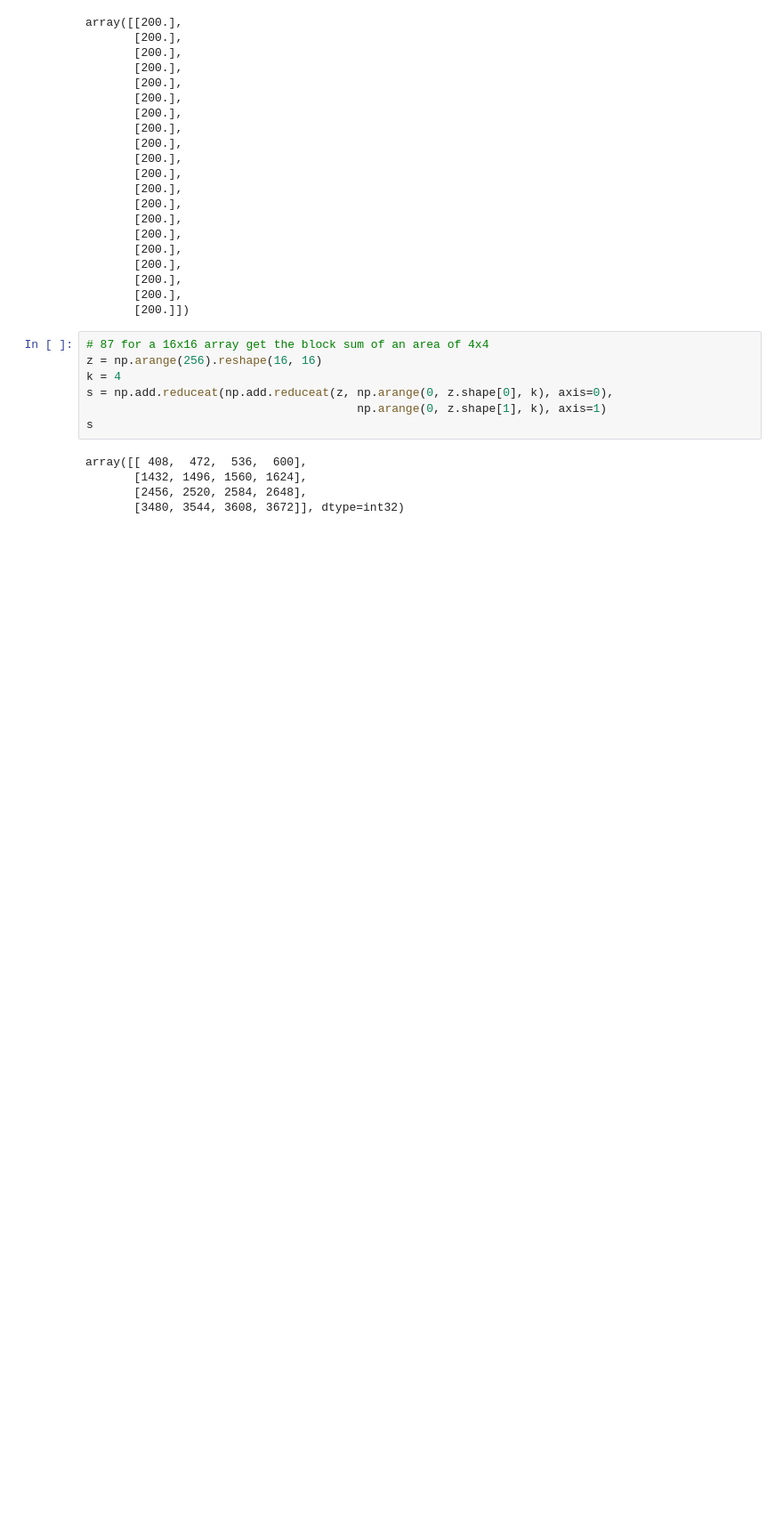
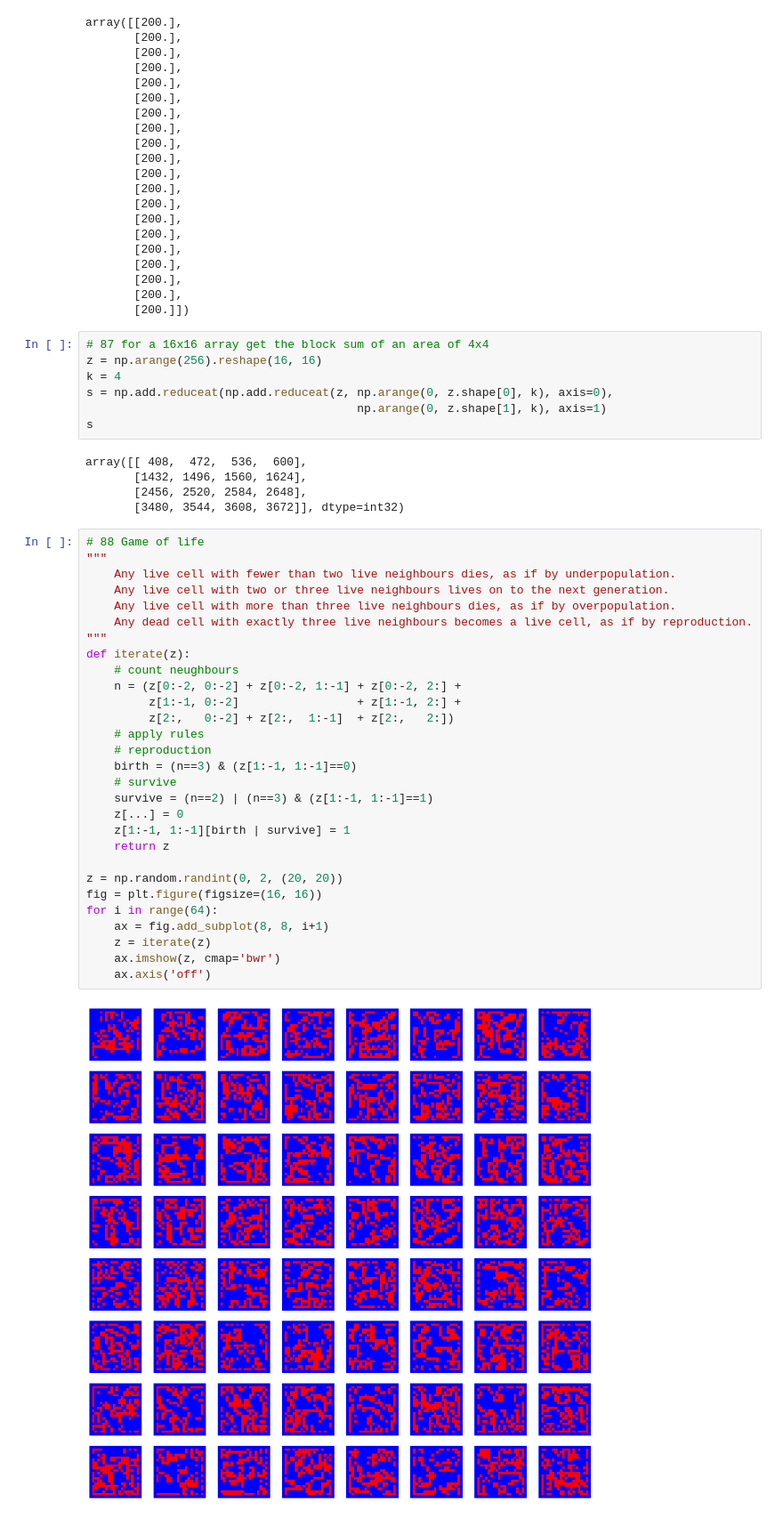
Before and after one commit to victiny23/Explore_Numpy, a Jupyter notebook: exercise_100.ipynb, the cells around one changed output. Shown at 89% size. Cells and saved outputs as stored; diff of their text form; blank space fills up the shorter version.

```diff
--- a/exercise_100.ipynb
+++ b/exercise_100.ipynb
@@ -1314,6 +1316,37 @@ array([[ 408,  472,  536,  600],
        [1432, 1496, 1560, 1624],
        [2456, 2520, 2584, 2648],
        [3480, 3544, 3608, 3672]], dtype=int32)
+# %%
+# 88 Game of life
+"""
+    Any live cell with fewer than two live neighbours dies, as if by underpopulation.
+    Any live cell with two or three live neighbours lives on to the next generation.
+    Any live cell with more than three live neighbours dies, as if by overpopulation.
+    Any dead cell with exactly three live neighbours becomes a live cell, as if by reproduction.
+"""
+def iterate(z):
+    # count neughbours
+    n = (z[0:-2, 0:-2] + z[0:-2, 1:-1] + z[0:-2, 2:] +
+         z[1:-1, 0:-2]                 + z[1:-1, 2:] +
+         z[2:,   0:-2] + z[2:,  1:-1]  + z[2:,   2:])
+    # apply rules
+    # reproduction
+    birth = (n==3) & (z[1:-1, 1:-1]==0)
+    # survive
+    survive = (n==2) | (n==3) & (z[1:-1, 1:-1]==1)
+    z[...] = 0
+    z[1:-1, 1:-1][birth | survive] = 1
+    return z
+
+z = np.random.randint(0, 2, (20, 20))
+fig = plt.figure(figsize=(16, 16))
+for i in range(64):
+    ax = fig.add_subplot(8, 8, i+1)
+    z = iterate(z)
+    ax.imshow(z, cmap='bwr')
+    ax.axis('off')
+# %% [output]
+[figure, added]
 # %%
 # 89 find the nth greatest value from an array
 z  =np.arange(12)
```
Also changed, not shown: parts of 14 cells of this notebook.
